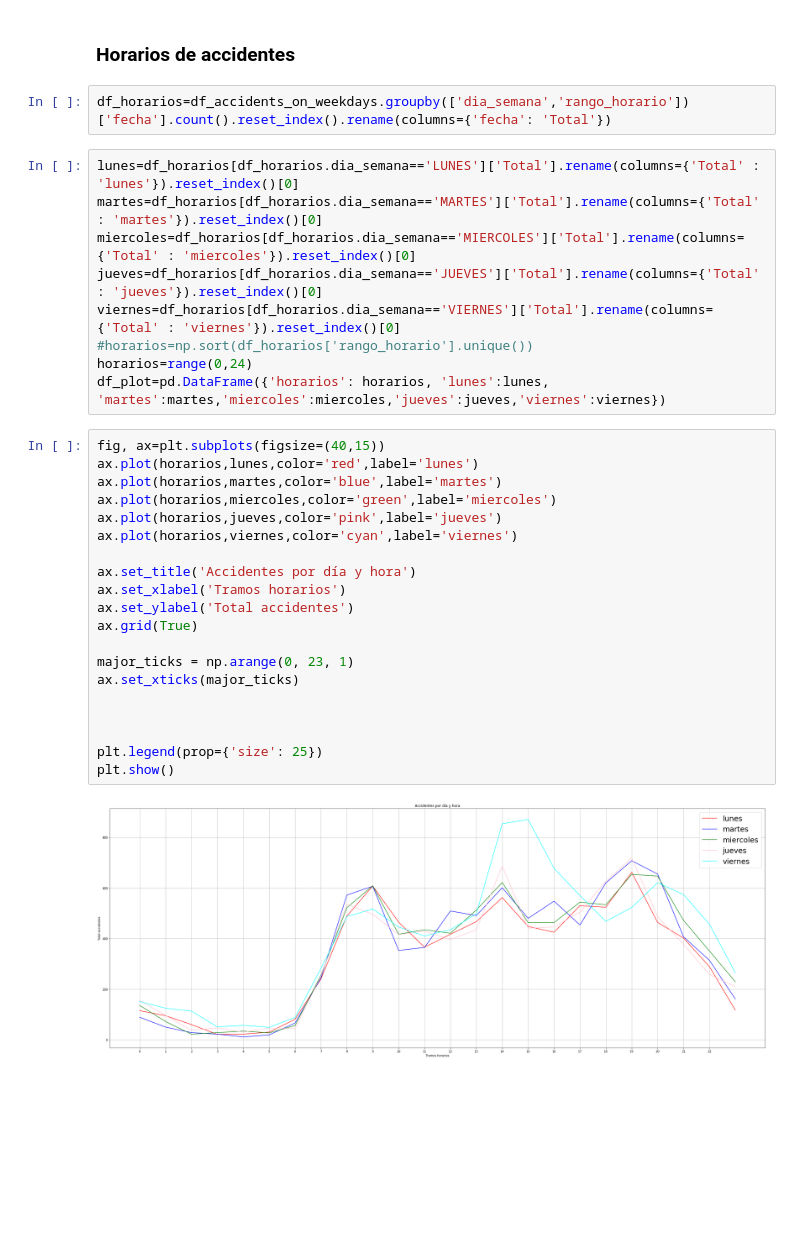
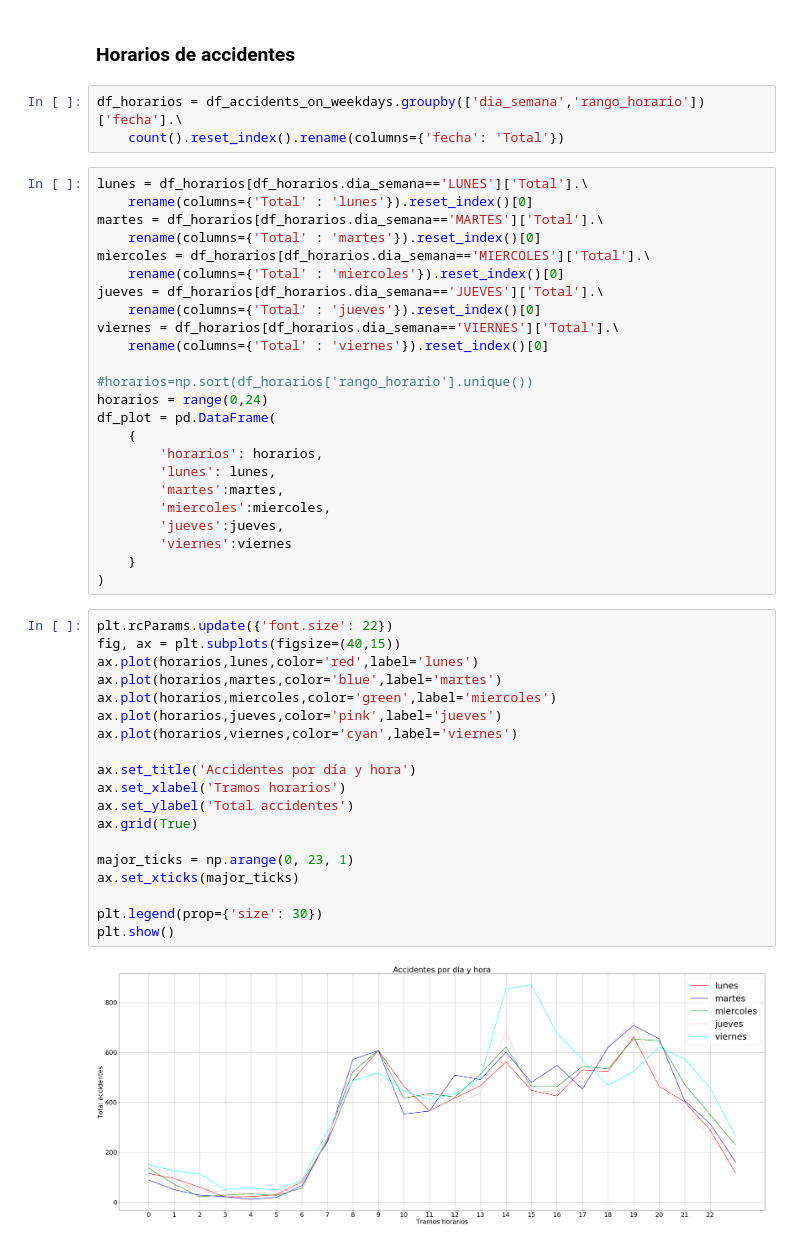
Before and after one commit to nelsonsaturno/practica_analitica, a Jupyter notebook: accidentes_madrid.ipynb, the cells around one changed output. Drawn from its saved outputs; the diff is of its cells as text; blank space fills up the shorter version.

```diff
--- a/accidentes_madrid.ipynb
+++ b/accidentes_madrid.ipynb
@@ -291,35 +343,50 @@ df_bici_lesion
 # %% [markdown]
 ### Horarios de accidentes
 # %%
-df_horarios=df_accidents_on_weekdays.groupby(['dia_semana','rango_horario'])['fecha'].count().reset_index().rename(columns={'fecha': 'Total'})
+df_horarios = df_accidents_on_weekdays.groupby(['dia_semana','rango_horario'])['fecha'].\
+    count().reset_index().rename(columns={'fecha': 'Total'})
 # %%
-lunes=df_horarios[df_horarios.dia_semana=='LUNES']['Total'].rename(columns={'Total' : 'lunes'}).reset_index()[0]
-martes=df_horarios[df_horarios.dia_semana=='MARTES']['Total'].rename(columns={'Total' : 'martes'}).reset_index()[0]
-miercoles=df_horarios[df_horarios.dia_semana=='MIERCOLES']['Total'].rename(columns={'Total' : 'miercoles'}).reset_index()[0]
-jueves=df_horarios[df_horarios.dia_semana=='JUEVES']['Total'].rename(columns={'Total' : 'jueves'}).reset_index()[0]
-viernes=df_horarios[df_horarios.dia_semana=='VIERNES']['Total'].rename(columns={'Total' : 'viernes'}).reset_index()[0]
+lunes = df_horarios[df_horarios.dia_semana=='LUNES']['Total'].\
+    rename(columns={'Total' : 'lunes'}).reset_index()[0]
+martes = df_horarios[df_horarios.dia_semana=='MARTES']['Total'].\
+    rename(columns={'Total' : 'martes'}).reset_index()[0]
+miercoles = df_horarios[df_horarios.dia_semana=='MIERCOLES']['Total'].\
+    rename(columns={'Total' : 'miercoles'}).reset_index()[0]
+jueves = df_horarios[df_horarios.dia_semana=='JUEVES']['Total'].\
+    rename(columns={'Total' : 'jueves'}).reset_index()[0]
+viernes = df_horarios[df_horarios.dia_semana=='VIERNES']['Total'].\
+    rename(columns={'Total' : 'viernes'}).reset_index()[0]
+
 #horarios=np.sort(df_horarios['rango_horario'].unique())
-horarios=range(0,24)
-df_plot=pd.DataFrame({'horarios': horarios, 'lunes':lunes, 'martes':martes,'miercoles':miercoles,'jueves':jueves,'viernes':viernes})
+horarios = range(0,24)
+df_plot = pd.DataFrame(
+    {
+        'horarios': horarios,
+        'lunes': lunes,
+        'martes':martes,
+        'miercoles':miercoles,
+        'jueves':jueves,
+        'viernes':viernes
+    }
+)
 # %%
-fig, ax=plt.subplots(figsize=(40,15))
+plt.rcParams.update({'font.size': 22})
+fig, ax = plt.subplots(figsize=(40,15))
 ax.plot(horarios,lunes,color='red',label='lunes')
 ax.plot(horarios,martes,color='blue',label='martes')
 ax.plot(horarios,miercoles,color='green',label='miercoles')
 ax.plot(horarios,jueves,color='pink',label='jueves')
 ax.plot(horarios,viernes,color='cyan',label='viernes')
 
 ax.set_title('Accidentes por día y hora')
 ax.set_xlabel('Tramos horarios')
 ax.set_ylabel('Total accidentes')
 ax.grid(True)
 
 major_ticks = np.arange(0, 23, 1)
 ax.set_xticks(major_ticks)
 
-
-
-plt.legend(prop={'size': 25})
+plt.legend(prop={'size': 30})
 plt.show()
 # %% [output]
-[figure, old version]
+[figure, new version]
```
Also changed, not shown: parts of 21 cells of this notebook, 1 other file.
